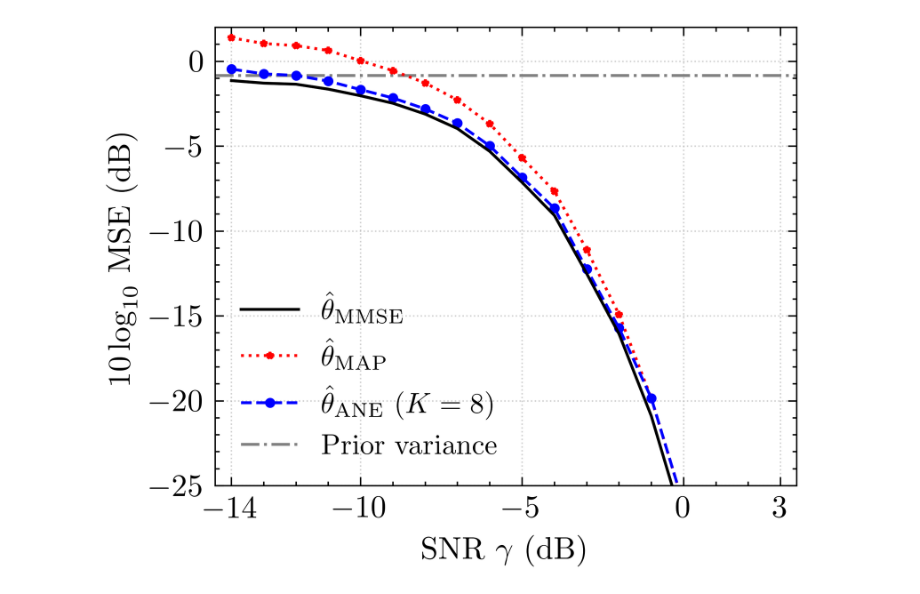
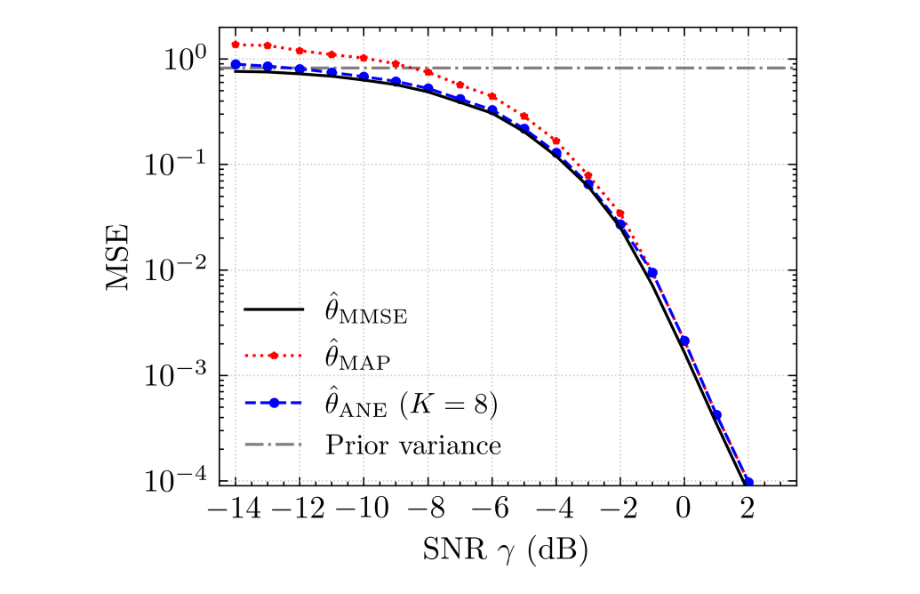
Before and after one commit to resonance-dfb/SSR-Kalman, a Jupyter notebook: 加权最小二乘Fig2.ipynb, the cells around one changed output. Cells and saved outputs as stored; diff of their text form; code cells hidden in the pictures.

```diff
--- a/加权最小二乘Fig2.ipynb
+++ b/加权最小二乘Fig2.ipynb
@@ -532,42 +533,44 @@ fig, ax = plt.subplots(figsize=(3.58, 2.85))
 key = "freq"
 r, mdl = results[key], models[key]
 
-ax.plot(SNR_DB, dB(r["mse_mmse"]),
+ax.plot(SNR_DB, r["mse_mmse"],
         color="k", ls="-", lw=1.0,
         marker=None, zorder=5,
         label=r"$\hat\theta_{\mathrm{MMSE}}$")
 
-ax.plot(SNR_DB, dB(r["mse_nls"]),
+ax.plot(SNR_DB, r["mse_nls"],
         color="r", ls=":", lw=1.0,
         marker="*", ms=2.5, zorder=4,
         label=r"$\hat\theta_{\mathrm{MAP}}$")
 
-ax.plot(SNR_DB, dB(r["mse_ane"]),
+ax.plot(SNR_DB, r["mse_ane"],
         color="b", ls="--", lw=1.0,
         marker="o", ms=2.5, zorder=4,
         label=rf"$\hat\theta_{{\mathrm{{ANE}}}}\ (K={K})$")
 
-PRIOR_FLOOR_FREQ = 10*np.log10(np.pi**2/12)
+PRIOR_FLOOR_FREQ = np.pi**2/12
 
 ax.axhline(PRIOR_FLOOR_FREQ,
            color="gray",
            ls="-.",
            lw=1.0,
            label=r"Prior variance")
 
 ax.set_xlabel(r"SNR $\gamma$ (dB)",fontsize=11)
-ax.set_ylabel(r"$10\log_{10}$ MSE (dB)",fontsize=11)
+ax.set_ylabel(r"MSE",fontsize=11)
 
 ax.set_xlim([SNR_DB.min() - 0.5, SNR_DB.max() + 0.5])
 
-ax.set_xticks([-14, -12, -10, -8,,-6, -4, 0, 3])
-ax.set_ylim([-25,2])
+ax.set_xticks([-14, -12, -10, -8,-6, -4, -2, 0, 2])
+ax.set_ylim([0.00009,2])
+ax.set_yscale("log")
+#ax.yaxis.set_major_formatter(mticker.LogFormatterMathtext())
 ax.tick_params(axis='both', labelsize=11)
 ax.grid(ls=":", alpha=0.6)
 ax.legend(fontsize=10, loc="lower left")
 
 plt.tight_layout()
 fig.savefig("D:/Fig2.pdf")
 plt.show()
 # %% [output]
-[figure, old version]
+[figure, new version]
```
Also changed, not shown: parts of 1 cell of this notebook.
